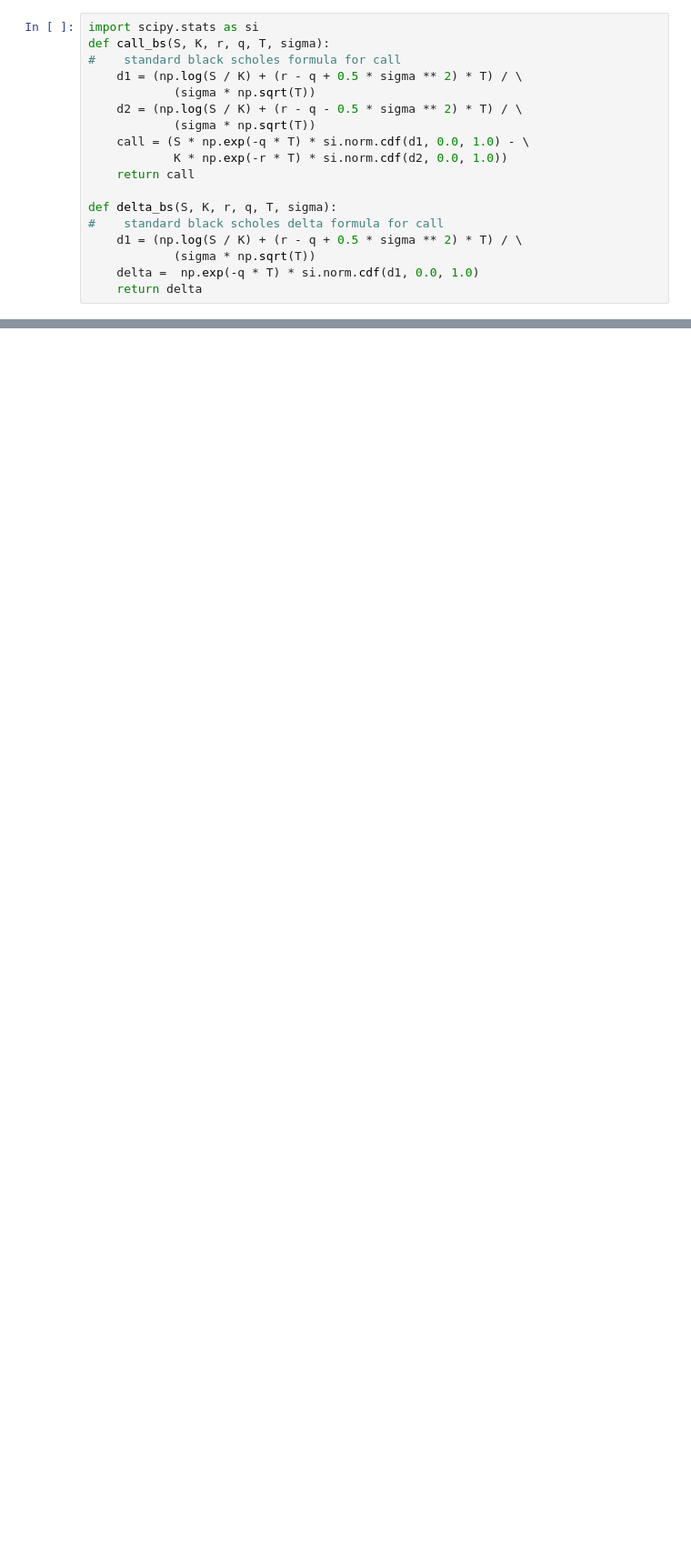
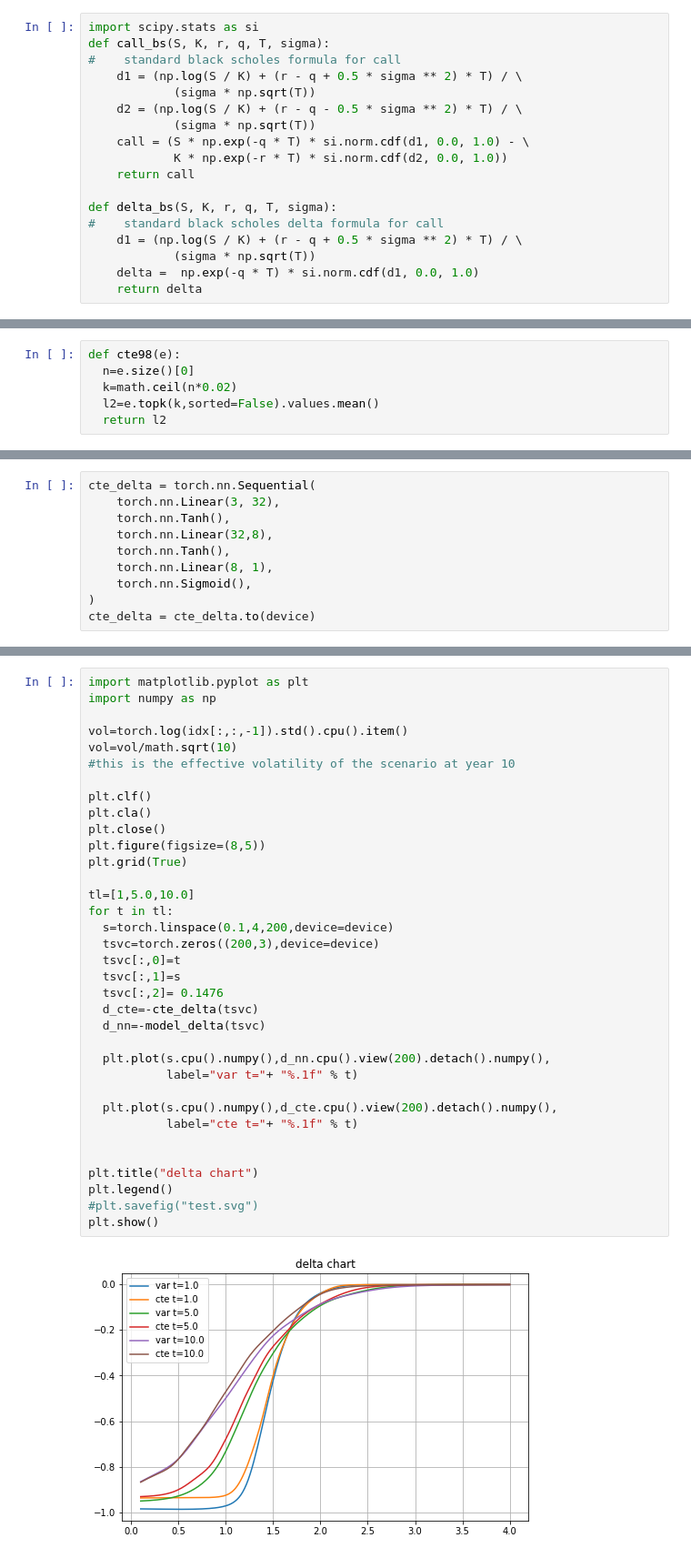
Before and after one commit to yufeng66/FutureGreeks, a Jupyter notebook: AAA_scenario_10yr_put.ipynb, the cells around one changed output, grey strips where cells are left out. Shown at 91% size. Drawn from its saved outputs; the diff is of its cells as text; blank space fills up the shorter version.

```diff
--- a/AAA_scenario_10yr_put.ipynb
+++ b/AAA_scenario_10yr_put.ipynb
@@ -279,0 +291,6 @@ plt.show()
+# %%
+def cte98(e):
+  n=e.size()[0]
+  k=math.ceil(n*0.02)
+  l2=e.topk(k,sorted=False).values.mean()
+  return l2
@@ -279,0 +339,10 @@ plt.show()
+# %%
+cte_delta = torch.nn.Sequential(
+    torch.nn.Linear(3, 32),
+    torch.nn.Tanh(),
+    torch.nn.Linear(32,8),
+    torch.nn.Tanh(),
+    torch.nn.Linear(8, 1),
+    torch.nn.Sigmoid(),
+)
+cte_delta = cte_delta.to(device)
@@ -279,0 +394,37 @@ plt.show()
+# %%
+import matplotlib.pyplot as plt
+import numpy as np
+
+vol=torch.log(idx[:,:,-1]).std().cpu().item()
+vol=vol/math.sqrt(10)
+#this is the effective volatility of the scenario at year 10
+
+plt.clf()
+plt.cla()
+plt.close()
+plt.figure(figsize=(8,5))
+plt.grid(True)
+
+tl=[1,5.0,10.0]
+for t in tl:
+  s=torch.linspace(0.1,4,200,device=device)
+  tsvc=torch.zeros((200,3),device=device)
+  tsvc[:,0]=t
+  tsvc[:,1]=s
+  tsvc[:,2]= 0.1476
+  d_cte=-cte_delta(tsvc)
+  d_nn=-model_delta(tsvc)
+
+  plt.plot(s.cpu().numpy(),d_nn.cpu().view(200).detach().numpy(),
+           label="var t="+ "%.1f" % t)
+
+  plt.plot(s.cpu().numpy(),d_cte.cpu().view(200).detach().numpy(),
+           label="cte t="+ "%.1f" % t)
+
+
+plt.title("delta chart")
+plt.legend()
+#plt.savefig("test.svg")
+plt.show()
+# %% [output]
+[figure, added]
```
Also changed, not shown: parts of 9 cells of this notebook.
